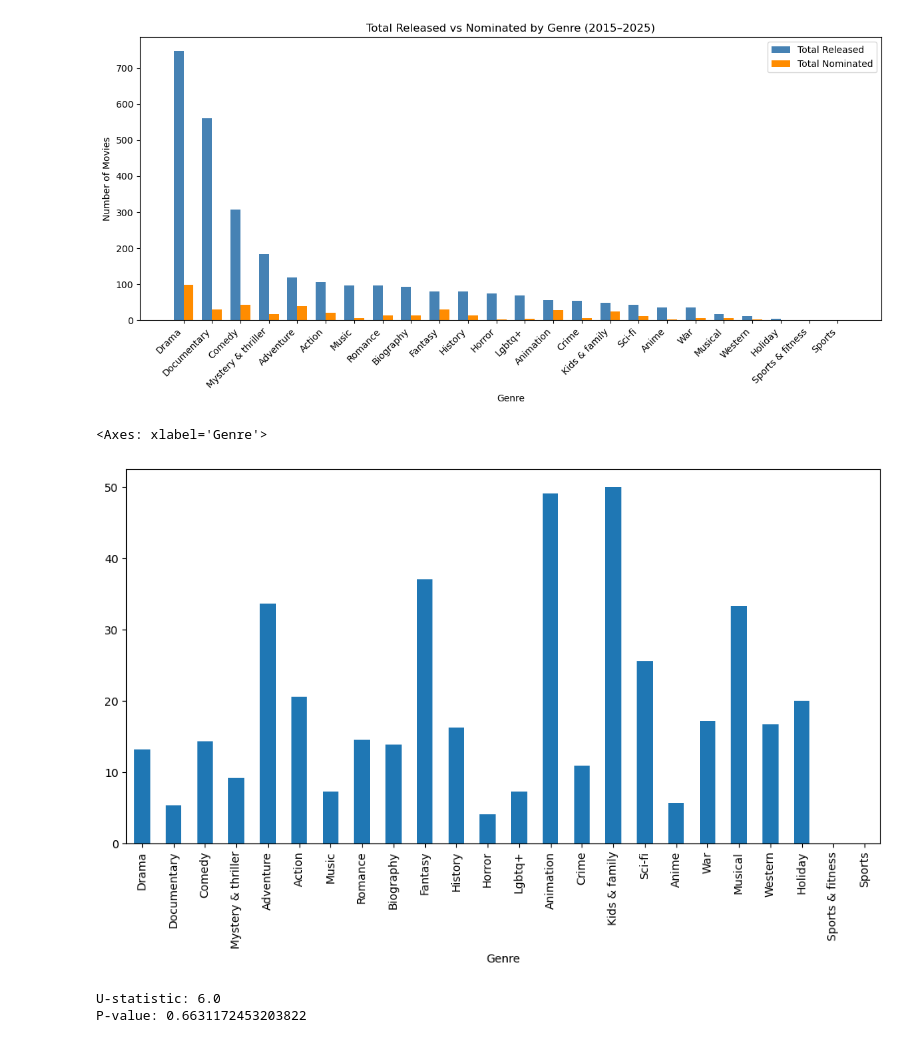
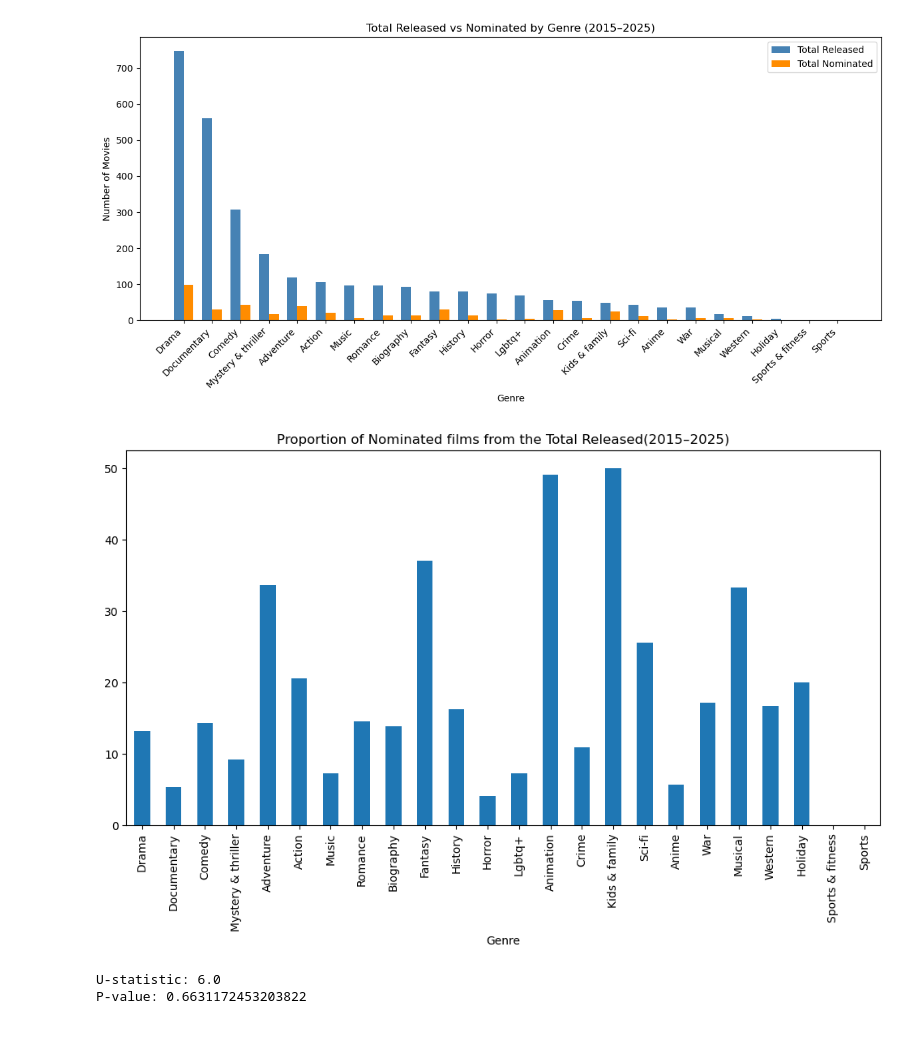
Before and after one commit to maggie63/cpsc368_group19, a Jupyter notebook: phase-3.ipynb, the cells around one changed output. Drawn from its saved outputs; the diff is of its cells as text; code cells hidden in the pictures.

Commit message:
Graph 3 edited

```diff
--- a/phase-3.ipynb
+++ b/phase-3.ipynb
@@ -138,13 +138,14 @@ plt.show()
 # %%
 # Bar chart: Proportion of Nominated films from the Total Released - Query 2
 genre_summary['Nomination_Rate'] = (
     genre_summary['Total_Nominated'] / genre_summary['Total_Released'] * 100
 )
 
 genre_summary.set_index('Genre')['Nomination_Rate'].plot(kind='bar', figsize=(12,6))
+plt.title('Proportion of Nominated films from the Total Released(2015–2025)')
+plt.show()
 # %% [output]
-<Axes: xlabel='Genre'>
-[figure, old version]
+[figure, new version]
 # %%
 # Query 3
 cur.execute("""
```
